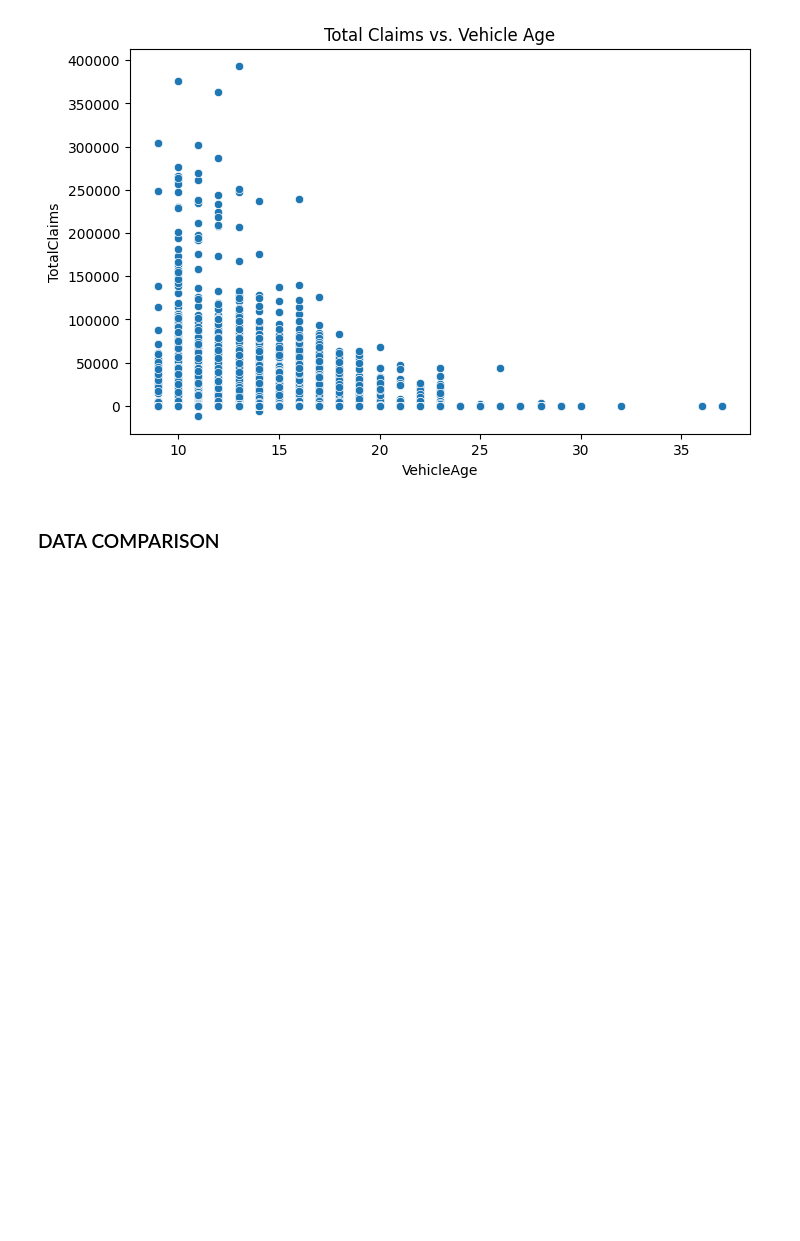
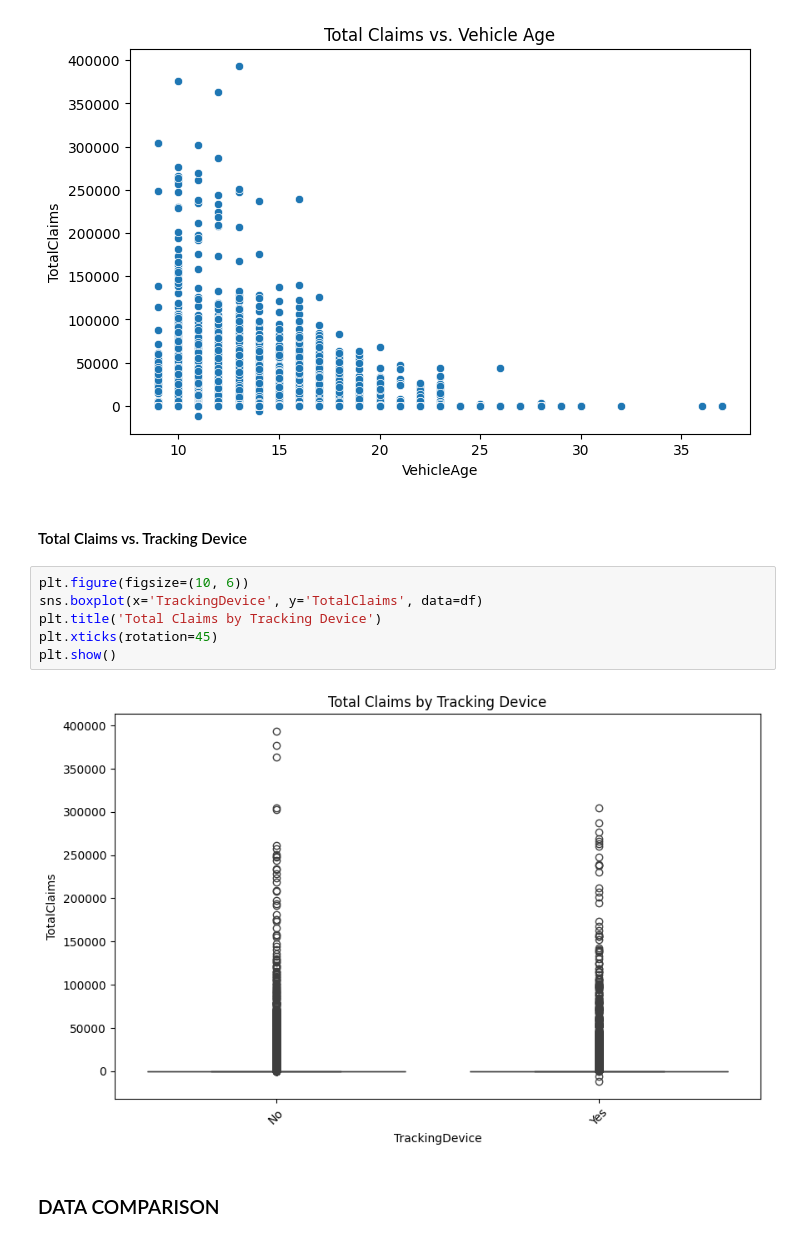
Before and after one commit to rinamoh/Kifiya-AIM-Week_3, a Jupyter notebook: notebooks/EDA.ipynb, the cells around one changed output. Saved outputs shown, nothing was run; the diff lists cells and outputs as text; blank space fills up the shorter version.

Commit message:
preprocessing the data for hypothesis testing

```diff
--- a/notebooks/EDA.ipynb
+++ b/notebooks/EDA.ipynb
@@ -222,6 +229,16 @@ plt.title('Total Claims vs. Vehicle Age')
 plt.show()
 # %% [output]
 [figure]
+# %% [markdown]
+#### Total Claims vs. Tracking Device
+# %%
+plt.figure(figsize=(10, 6))
+sns.boxplot(x='TrackingDevice', y='TotalClaims', data=df)
+plt.title('Total Claims by Tracking Device')
+plt.xticks(rotation=45)
+plt.show()
+# %% [output]
+[figure, added]
 # %% [markdown]
 ### DATA COMPARISON
 # %%
```
Also changed, not shown: parts of 6 cells of this notebook, 2 other files.
